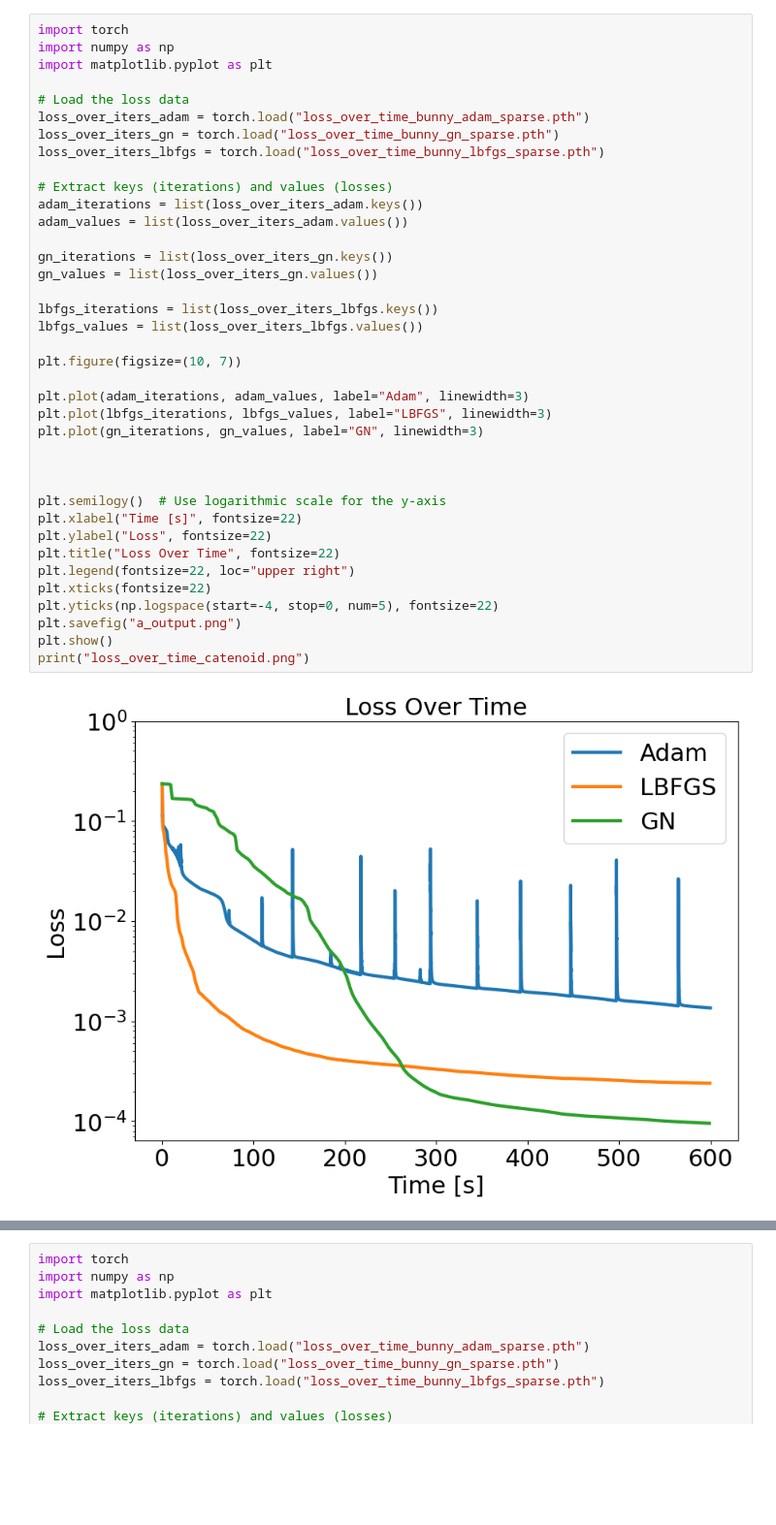
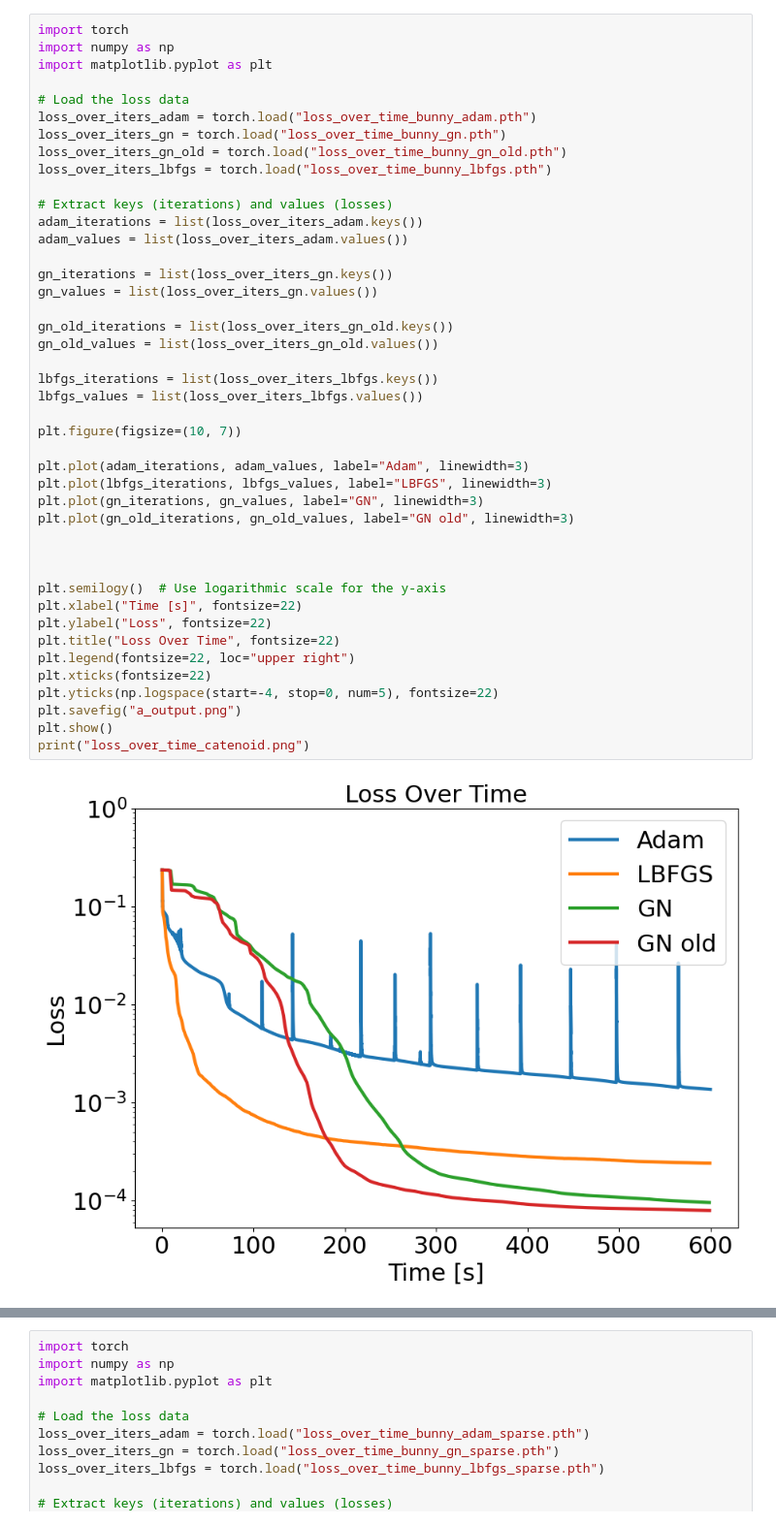
Before and after one commit to JamesAndrewKing/GaussNewtonShapes, a Jupyter notebook: notebooks/Data Bunny/plot_bunny.ipynb, the cells around one changed output, grey strips where cells are left out. Shown at 97% size. Saved outputs shown, nothing was run; the diff lists cells and outputs as text; blank space fills up the shorter version.

Commit message:
improvement bunny

```diff
--- a/notebooks/Data Bunny/plot_bunny.ipynb
+++ b/notebooks/Data Bunny/plot_bunny.ipynb
@@ -4,40 +4,45 @@ import numpy as np
 import matplotlib.pyplot as plt
 
 # Load the loss data
-loss_over_iters_adam = torch.load("loss_over_time_bunny_adam_sparse.pth")
-loss_over_iters_gn = torch.load("loss_over_time_bunny_gn_sparse.pth")
-loss_over_iters_lbfgs = torch.load("loss_over_time_bunny_lbfgs_sparse.pth")
+loss_over_iters_adam = torch.load("loss_over_time_bunny_adam.pth")
+loss_over_iters_gn = torch.load("loss_over_time_bunny_gn.pth")
+loss_over_iters_gn_old = torch.load("loss_over_time_bunny_gn_old.pth")
+loss_over_iters_lbfgs = torch.load("loss_over_time_bunny_lbfgs.pth")
 
 # Extract keys (iterations) and values (losses)
 adam_iterations = list(loss_over_iters_adam.keys())
 adam_values = list(loss_over_iters_adam.values())
 
 gn_iterations = list(loss_over_iters_gn.keys())
 gn_values = list(loss_over_iters_gn.values())
+
+gn_old_iterations = list(loss_over_iters_gn_old.keys())
+gn_old_values = list(loss_over_iters_gn_old.values())
 
 lbfgs_iterations = list(loss_over_iters_lbfgs.keys())
 lbfgs_values = list(loss_over_iters_lbfgs.values())
 
 plt.figure(figsize=(10, 7))
 
 plt.plot(adam_iterations, adam_values, label="Adam", linewidth=3)
 plt.plot(lbfgs_iterations, lbfgs_values, label="LBFGS", linewidth=3)
 plt.plot(gn_iterations, gn_values, label="GN", linewidth=3)
+plt.plot(gn_old_iterations, gn_old_values, label="GN old", linewidth=3)
 
 
 
 plt.semilogy()  # Use logarithmic scale for the y-axis
 plt.xlabel("Time [s]", fontsize=22)
 plt.ylabel("Loss", fontsize=22)
 plt.title("Loss Over Time", fontsize=22)
 plt.legend(fontsize=22, loc="upper right")
 plt.xticks(fontsize=22)
 plt.yticks(np.logspace(start=-4, stop=0, num=5), fontsize=22)
 plt.savefig("a_output.png")
 plt.show()
 print("loss_over_time_catenoid.png")
 # %% [output]
-[figure, old version]
+[figure, new version]
 loss_over_time_catenoid.png
 # %%
 import torch
```
Also changed, not shown: 5 other files.
